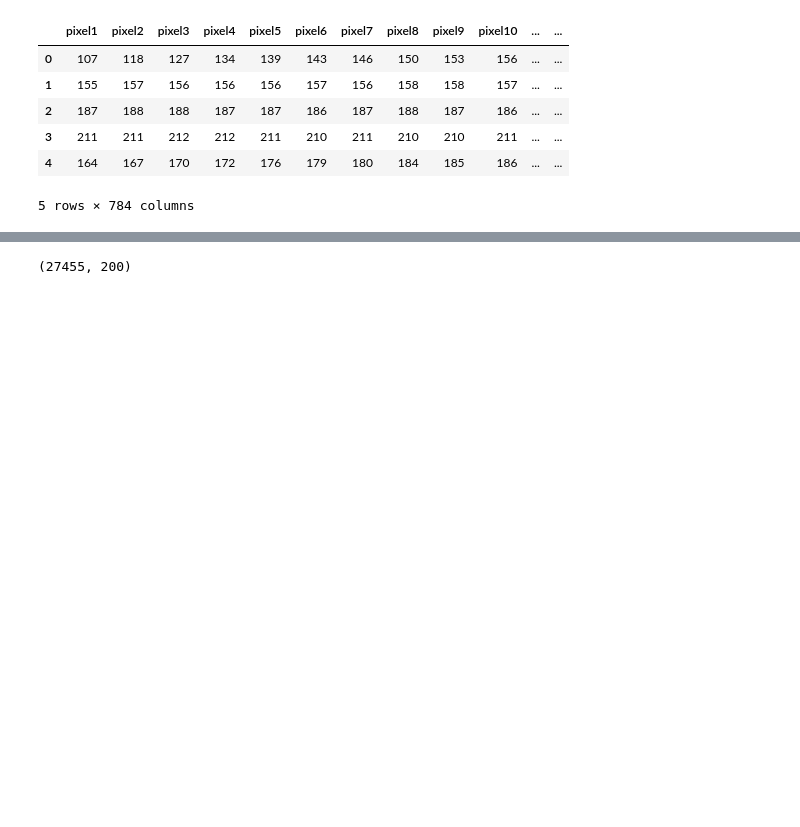
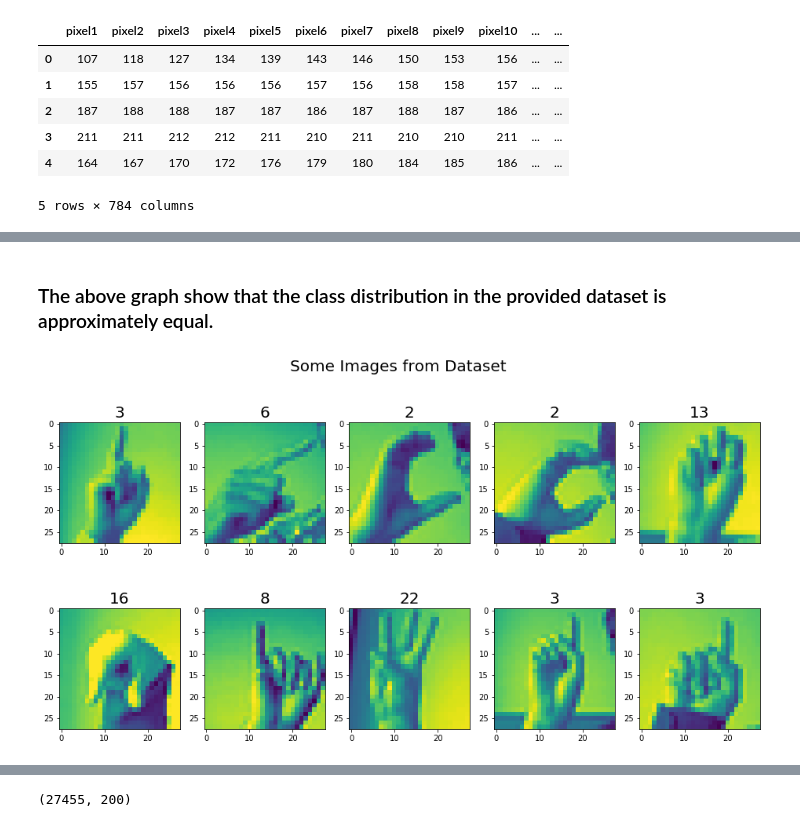
Before and after one commit to rkkaveri/hand_sign_dataset_training, a Jupyter notebook: hand_sign.ipynb, the cells around one changed output, grey strips where cells are left out. Cells and saved outputs as stored; diff of their text form; code cells hidden in the pictures; blank space fills up the shorter version.

```diff
--- a/hand_sign.ipynb
+++ b/hand_sign.ipynb
@@ -59,3 +50,22 @@ target.head()
+# %% [markdown]
+### The above graph show that the class distribution in the provided dataset is approximately equal.
+# %%
+#visualizing a sample from the dataset
+fig=plt.figure(figsize=(16,8))
+i=1
+j=0
+fig.suptitle("Some Images from Dataset",size=20)
+for row in features.iterrows():
+    img=np.array(row[1]).reshape(28,28)
+    ax=plt.subplot(2,5,i)
+    ax.set_title(target[j],fontsize=20)
+    ax.imshow(img)
+    i+=1
+    j+=1
+    if i==11:
+        break
+# %% [output]
+[figure, added]
 # %%
 #creating empty lists to further store model name and it's accuracy in 'model' and 'acc' respectively
 model = list()
```
Also changed, not shown: parts of 13 cells of this notebook.
